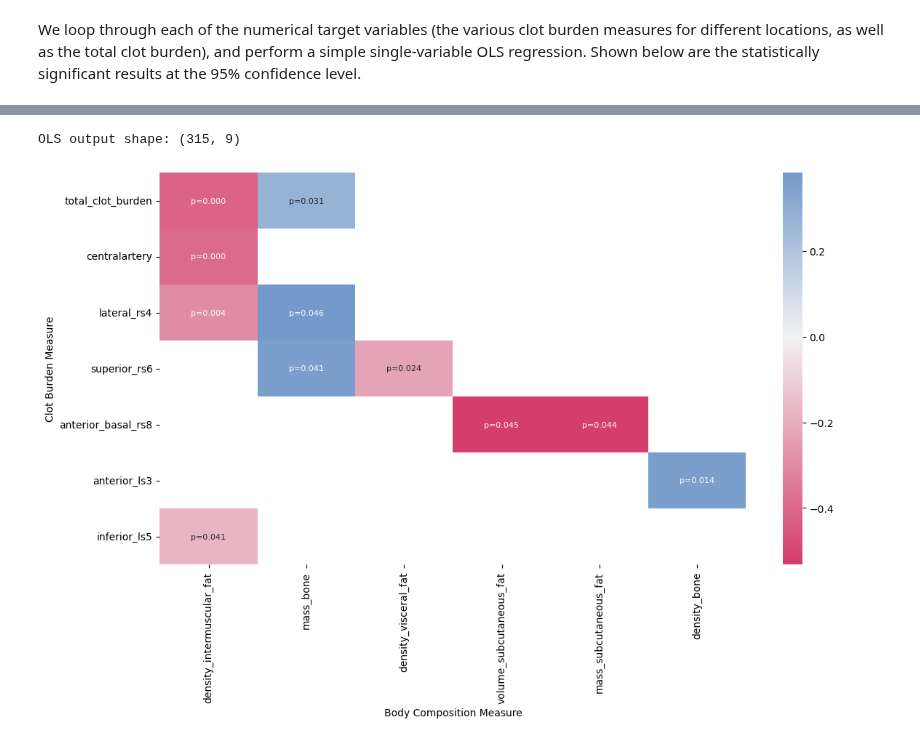
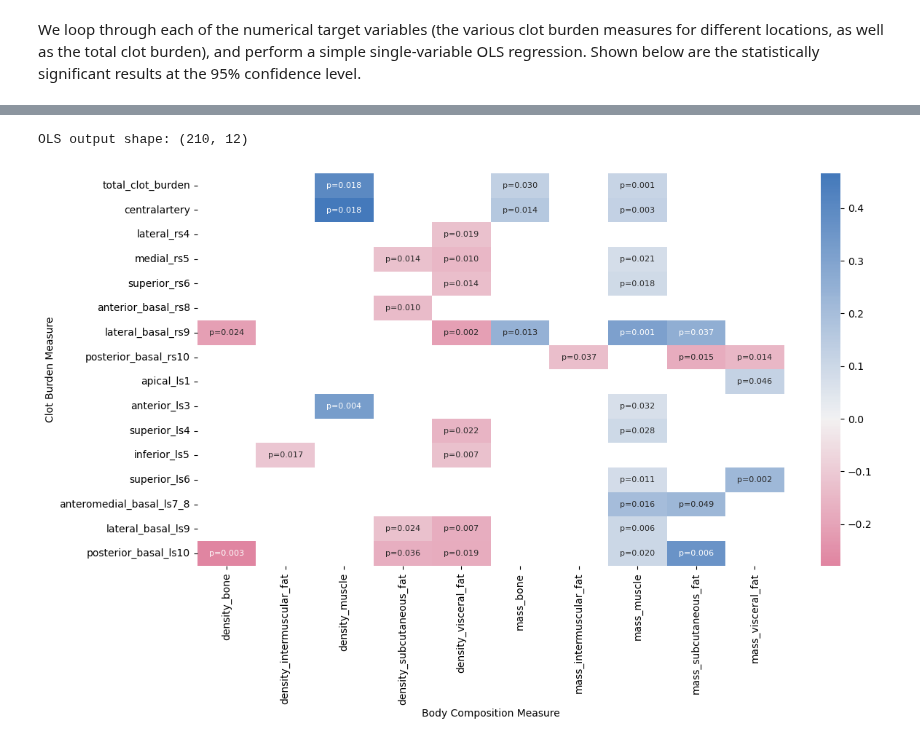
Before and after one commit to qaust/iCPET, a Jupyter notebook: src/ols.ipynb, the cells around one changed output, grey strips where cells are left out. Saved outputs shown, nothing was run; the diff lists cells and outputs as text; code cells hidden in the pictures.

```diff
--- a/src/ols.ipynb
+++ b/src/ols.ipynb
@@ -216,0 +154,3 @@ BODY_FEAT = VFAT_FEAT + SFAT_FEAT + IFAT_FEAT + MUSCLE_FEAT + BONE_FEAT
+# %%
+X = X.drop(columns=high_corr_drop)
+X.shape
@@ -216,0 +159,3 @@ BODY_FEAT = VFAT_FEAT + SFAT_FEAT + IFAT_FEAT + MUSCLE_FEAT + BONE_FEAT
+# %%
+BODY_FEAT_UNCORR = [col for col in BODY_FEAT if col in X.columns]
+BODY_FEAT_UNCORR
@@ -239,0 +268,19 @@ X_body_all.shape: (99, 65)
+# %%
+sfs_bwd_results = dict()
+
+for target in NUM_TARGETS:
+	ols = LinearRegression()
+
+	sfs_bwd = SequentialFeatureSelector(
+		estimator=ols,
+		n_features_to_select='auto',
+		tol=0.01,
+		scoring='neg_mean_squared_error',
+		direction='backward',
+		cv=10
+	)
+
+	sfs_bwd.fit(X_scale[BODY_FEAT_UNCORR], Y[target])
+	sfs_bwd_results[target] = sfs_bwd.get_feature_names_out()
+
+sfs_bwd_results
@@ -319,6 +326,8 @@ def ols_regression(Xdata, Ydata, targets, features, controls: list=None):
 			if controls is None:
 				X_temp = sm.add_constant(Xdata.loc[:, feat])
 			else:
+				if feat in controls:
+					continue
 				X_temp = sm.add_constant(Xdata.loc[:, [feat] + controls])
 			# Fit regression model
 			results_temp = sm.OLS(y_temp, X_temp).fit(cov_type='HC3')
@@ -415,17 +463,17 @@ OLS output shape: (315, 6)
 # %%
 ols = ols_regression(
-	Xdata=X_scale_first,
-	Ydata=Y_first,
+	Xdata=X_scale,
+	Ydata=Y,
 	targets=NUM_TARGETS,
-	features=BODY_FEAT,
-	controls=['bmi']
+	features=BODY_FEAT_UNCORR,
+	controls=['age', 'bmi']
 )
 
-ols_heatmap(ols, '../figures/first_ols_cb_bmi_heatmap.png')
+ols_heatmap(ols, '../figures/first_ols_cb_age_bmi_heatmap.png')
 
-ols_identify_significant(ols, 0.05, '../output/regressions/first_ols_cb_sig_bmi.csv')
+ols_identify_significant(ols, 0.05, '../output/regressions/all_ols_cb_sig_age_bmi.csv')
 # %% [output]
-OLS output shape: (315, 9)
+OLS output shape: (210, 12)
-[figure, old version]
+[figure, new version]
 |  |  | const_coef | const_pvalue | const_nobs | variable_coef | variable_pvalue | variable_nobs | ... |
 | y_var | x_var |  |  |  |  |  |  | ... |
```
Also changed, not shown: parts of 47 cells of this notebook, 2 other files.
